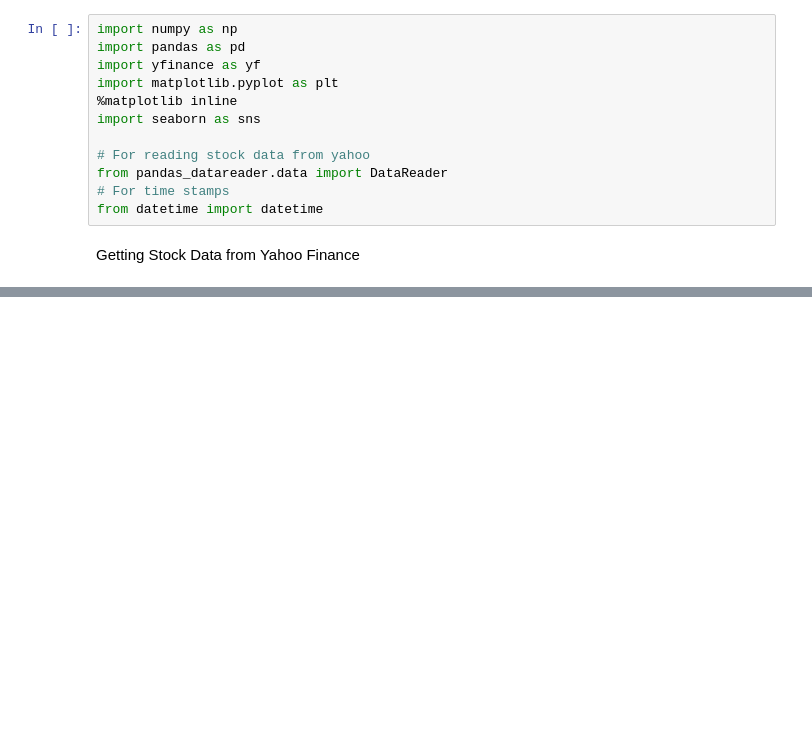
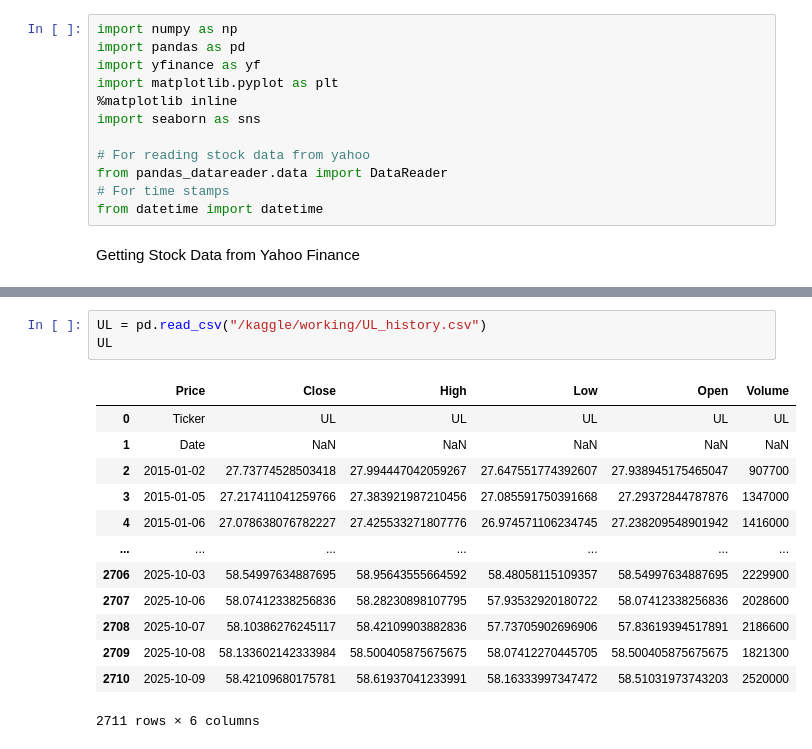
Before and after one commit to hjmoore67/AI-Coursework-Uni, a Jupyter notebook: uni-ai-coursework.ipynb, the cells around one changed output, grey strips where cells are left out. Drawn from its saved outputs; the diff is of its cells as text; blank space fills up the shorter version.

```diff
--- a/uni-ai-coursework.ipynb
+++ b/uni-ai-coursework.ipynb
@@ -51,0 +71,17 @@ data.to_csv("S&P500_history.csv")
+# %%
+UL = pd.read_csv("/kaggle/working/UL_history.csv")
+UL
+# %% [output]
+|  | Price | Close | High | Low | Open | Volume |
+| 0 | Ticker | UL | UL | UL | UL | UL |
+| 1 | Date | NaN | NaN | NaN | NaN | NaN |
+| 2 | 2015-01-02 | 27.73774528503418 | 27.994447042059267 | 27.647551774392607 | 27.938945175465047 | 907700 |
+| 3 | 2015-01-05 | 27.217411041259766 | 27.383921987210456 | 27.085591750391668 | 27.29372844787876 | 1347000 |
+| 4 | 2015-01-06 | 27.078638076782227 | 27.425533271807776 | 26.974571106234745 | 27.238209548901942 | 1416000 |
+| ... | ... | ... | ... | ... | ... | ... |
+| 2706 | 2025-10-03 | 58.54997634887695 | 58.95643555664592 | 58.48058115109357 | 58.54997634887695 | 2229900 |
+| 2707 | 2025-10-06 | 58.07412338256836 | 58.28230898107795 | 57.93532920180722 | 58.07412338256836 | 2028600 |
+| 2708 | 2025-10-07 | 58.10386276245117 | 58.42109903882836 | 57.73705902696906 | 57.83619394517891 | 2186600 |
+| 2709 | 2025-10-08 | 58.133602142333984 | 58.500405875675675 | 58.07412270445705 | 58.500405875675675 | 1821300 |
+| 2710 | 2025-10-09 | 58.42109680175781 | 58.61937041233991 | 58.16333997347472 | 58.51031973743203 | 2520000 |
+2711 rows × 6 columns
```
Also changed, not shown: parts of 16 cells of this notebook.
